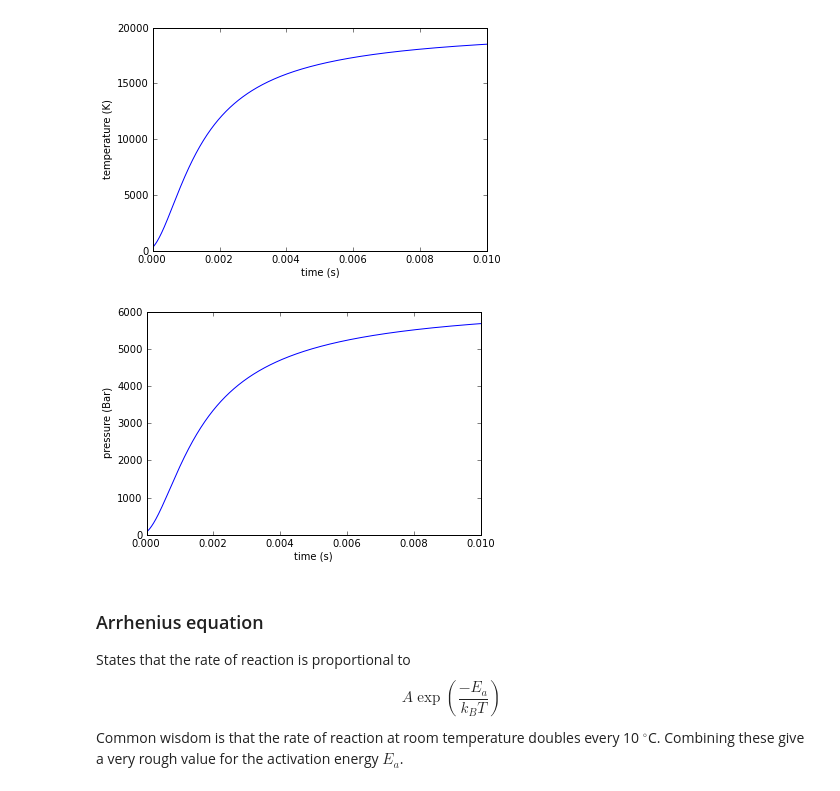
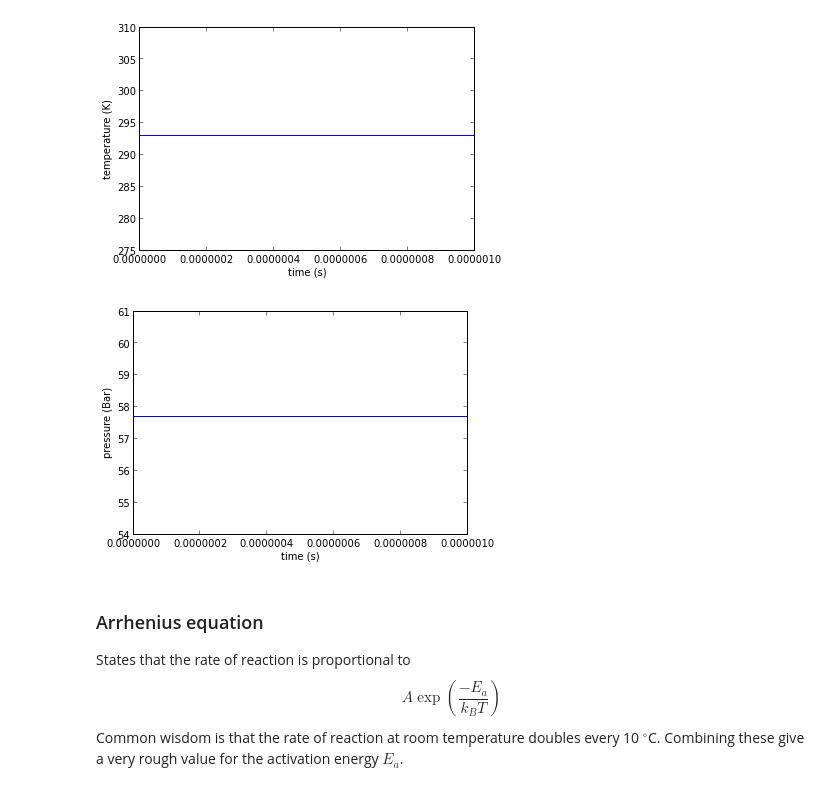
Before and after one commit to hihihippp/ipython-notebooks, a Jupyter notebook: box combustion.ipynb, the cells around one changed output. Drawn from its saved outputs; the diff is of its cells as text; code cells hidden in the pictures.

```diff
--- a/box combustion.ipynb
+++ b/box combustion.ipynb
@@ -41,7 +103,7 @@ def dNdt(N,t=0):
 # %%
 from scipy import integrate
-t = linspace(0, 1e-2,  1000)
-N0 = array([NA0,25.0/2.*NA0,0.,0.])
+t = linspace(0, 1e-6,  1000)
+N0 = array([NA0,NB0,NC0,ND0])
 N, infodict = integrate.odeint(dNdt, N0, t, full_output=True)
 infodict['message']
 # %% [output]
@@ -62,19 +124,19 @@ title('Evolution of species');
 # %%
 U = k2*NC
-T = 2./3.*U/k/(NA+NB+NC+ND)+293.0
+T = 2./3.*U/kB/(NA+NB+NC+ND)+293.0
 plot(t,T,label='Temperature')
 xlabel('time (s)')
 ylabel('temperature (K)');
 # %% [output]
-[figure, old version]
+[figure, new version]
 # %%
 Ntot = NA+NB+NC+ND
-p = Ntot/V*k*T
+p = Ntot/V*kB*T
 plot(t,p/100000.,label='Pressure')
 xlabel('time (s)')
 ylabel('pressure (Bar)');
 # %% [output]
-[figure, old version]
+[figure, new version]
 # %% [markdown]
 ### Arrhenius equation
 States that the rate of reaction is proportional to
```
Also changed, not shown: parts of 11 cells of this notebook, 6 other files.
